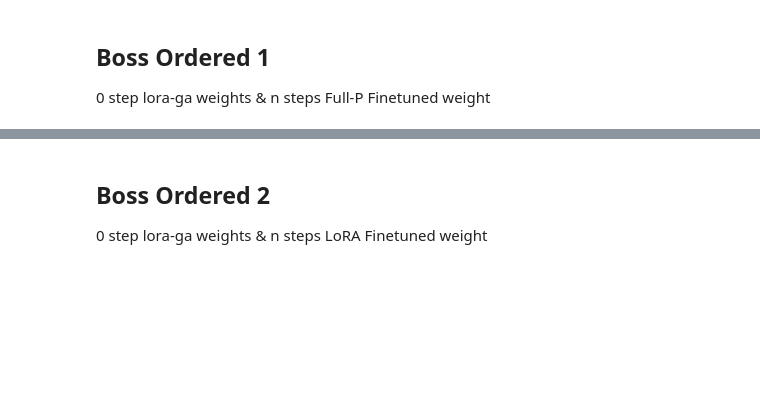
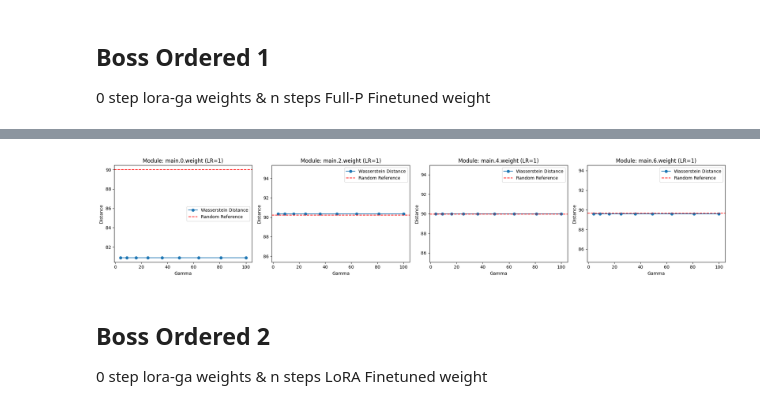
Before and after one commit to jkdxg8837/Diffusion_One, a Jupyter notebook: theorem_veri.ipynb, the cells around one changed output, grey strips where cells are left out. Saved outputs shown, nothing was run; the diff lists cells and outputs as text; code cells hidden in the pictures; blank space fills up the shorter version.

```diff
--- a/theorem_veri.ipynb
+++ b/theorem_veri.ipynb
@@ -313,3 +326,99 @@ Step: 9999, Module: main.6.weight, LR: 1e-05, Distance: 90.08412170410156
+# %%
+from peft import LoraConfig, get_peft_model
+# checkpoint_steps = [1999,7999,13999,19999]
+gamma_list = [4, 9 , 16, 25, 36, 49, 64, 81, 100]
+distance_module_dict = {}
+for gamma in gamma_list:
+    with open(f'/home/u5649209/workspace/flow_matching/ckpts/raw_model_gradients/models_grads_step19999.pkl', 'rb') as f:
+        named_grad = pickle.load(f)
+    vf_lora_reinit = MLP(input_dim=2, time_dim=1, hidden_dim=hidden_dim).to(device)
+    lora_config = LoraConfig(
+        r=2,
+        lora_alpha=16,
+        target_modules=["main.0", "main.2", "main.4", "main.6", "main.8"],  # target Linear layers in MLP
+        init_lora_weights="gaussian",
+    )
+    vf_lora_reinit = get_peft_model(vf_lora_reinit, lora_config)
+    _ = reinit_lora(vf_lora_reinit, gamma, named_grad)
+    state_dict = vf_lora_reinit.state_dict()
+
+
+    layer_num  = [0, 2, 4, 6]
+
+    # Select modules for comparison
+    module_list = ["main.0.weight", "main.0.bias", "main.2.weight", "main.2.bias",
+                    "main.4.weight", "main.4.bias", "main.6.weight", "main.6.bias",
+                    #    "main.8.weight", "main.8.bias"
+                    ]
+    checkpoint_steps = [1999, 3999, 5999, 7999, 9999]
+    ckpt = 1999
+
+
+    # Calculate distance between original weights + lora_weights & trained weights
+
+
+    weight_path = f'/home/u5649209/workspace/flow_matching/ckpts/weights/full_model_{ckpt}.pth'
+    # Full model finetuned weights
+    loaded_weights = torch.load(weight_path, map_location=device)
+
+    learning_rate_list = [1e-5, 1e-4, 1e-3, 1e-2, 1e-1, 1, 10, 20]
+
+    for i in range(len(layer_num)):
+        module = f'main.{layer_num[i]}.weight'
+        if 'bias' in module:
+            continue
+        compared_weights = loaded_weights[module].to(device)
+
+        loraB_weights = state_dict[f'base_model.model.main.{layer_num[i]}.lora_B.default.weight']
+        loraA_weights = state_dict[f'base_model.model.main.{layer_num[i]}.lora_A.default.weight']
+
+        lora_combined_weights = loraB_weights @ loraA_weights
+
+
+        # distance = torch.norm(after_optimization_weights - weights).item()
+
+        distance = wasserstein_distance(compared_weights.cpu().numpy().flatten(), lora_combined_weights.cpu().numpy().flatten())
+        dis_random = wasserstein_distance(compared_weights.cpu().numpy().flatten(), torch.randn_like(lora_combined_weights).cpu().numpy().flatten())
+
+        # dot_product = np.dot(compared_weights.flatten().cpu().numpy(), lora_combined_weights.flatten().cpu().numpy())
+        # norm_after = np.linalg.norm(compared_weights.flatten().cpu().numpy())
+        # norm_weights = np.linalg.norm(lora_combined_weights.flatten().cpu().numpy())
+        # distance = np.arccos(np.clip(dot_product / (norm_after * norm_weights), -1.0, 1.0)) / np.pi * 180
+
+        # dot_product = np.dot(compared_weights.flatten().cpu().numpy(), lora_combined_weights.flatten().cpu().numpy())
+        # norm_after = np.linalg.norm(compared_weights.flatten().cpu().numpy())
+        # norm_weights = np.linalg.norm(lora_combined_weights.flatten().cpu().numpy())
+        # distance = np.arccos(np.clip(dot_product / (norm_after * norm_weights), -1.0, 1.0)) / np.pi * 180
+
+
+        # print(f"Gamma: {gamma}, Module: {module}, LR: {1}, Distance: {distance}")
+        distance_module_dict[(gamma, module, 1)] = distance
+        if (module, "random") not in distance_module_dict:
+            distance_module_dict[(module, "random")] = dis_random
+
+# Plot distance vs gamma for learning rate = 1
+lr_fixed = 1
+modules = [m for m in module_list if 'bias' not in m]
+fig, axs = plt.subplots(1, len(modules), figsize=(5 * len(modules), 4))
+if len(modules) == 1:
+    axs = [axs]
+for idx, module in enumerate(modules):
+    gammas = gamma_list
+    distances = [distance_module_dict[(gamma, module, lr_fixed)] for gamma in gammas]
+    axs[idx].plot(gammas, distances, marker='o', label='Wasserstein Distance')
+    # Plot a horizontal line for the single random reference value
+    random_ref = distance_module_dict[(module, "random")]
+    axs[idx].axhline(y=random_ref, linestyle='--', color='red', label='Random Reference')
+    axs[idx].set_xlabel("Gamma")
+    axs[idx].set_ylabel("Distance")
+    axs[idx].set_title(f"Module: {module} (LR={lr_fixed})")
+    axs[idx].legend()
+
+plt.tight_layout()
+
+plt.show()
+# %% [output]
+[figure, added]
 # %% [markdown]
 ## Boss Ordered 2
 
```
Also changed, not shown: parts of 8 cells of this notebook, 3 other files.
